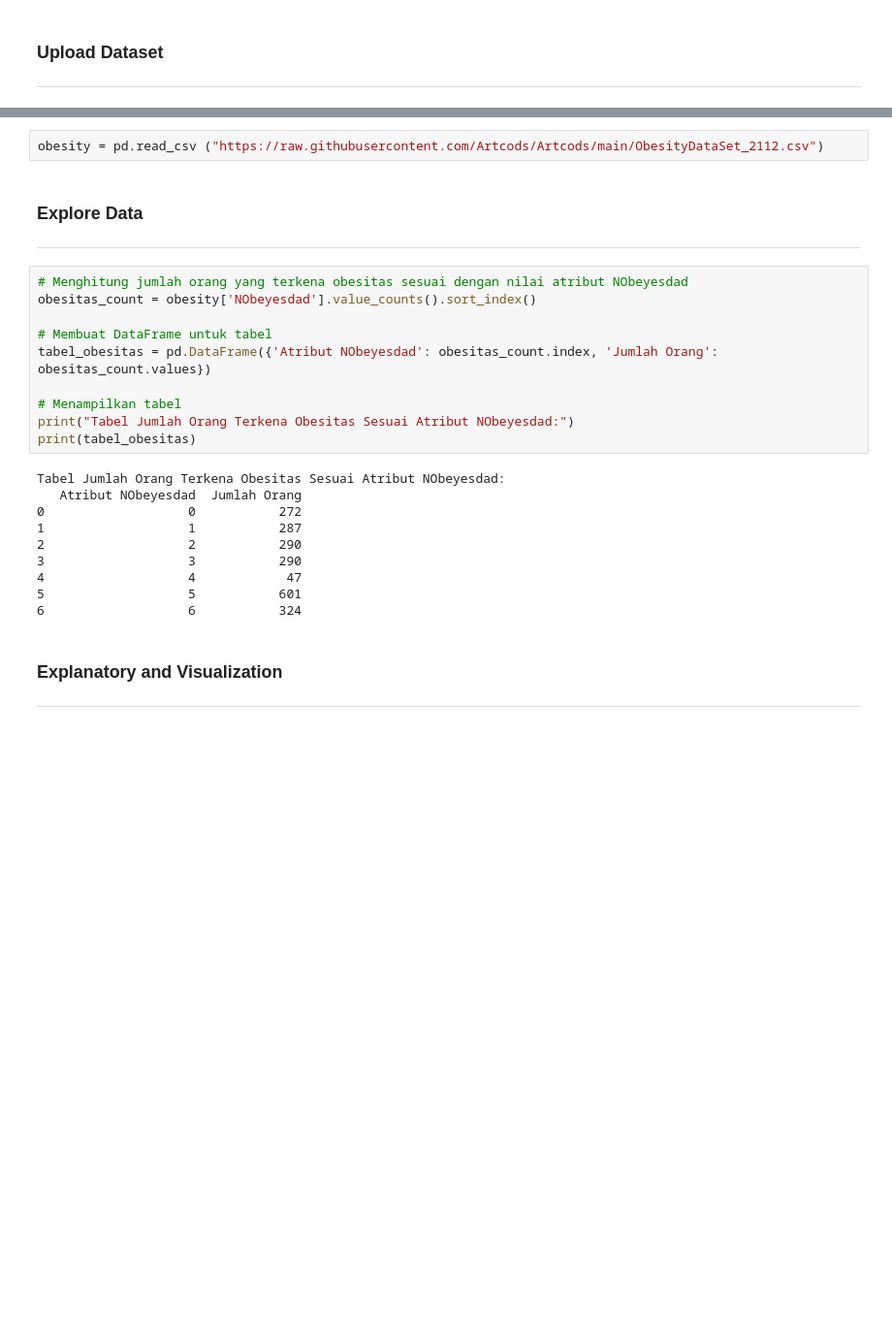
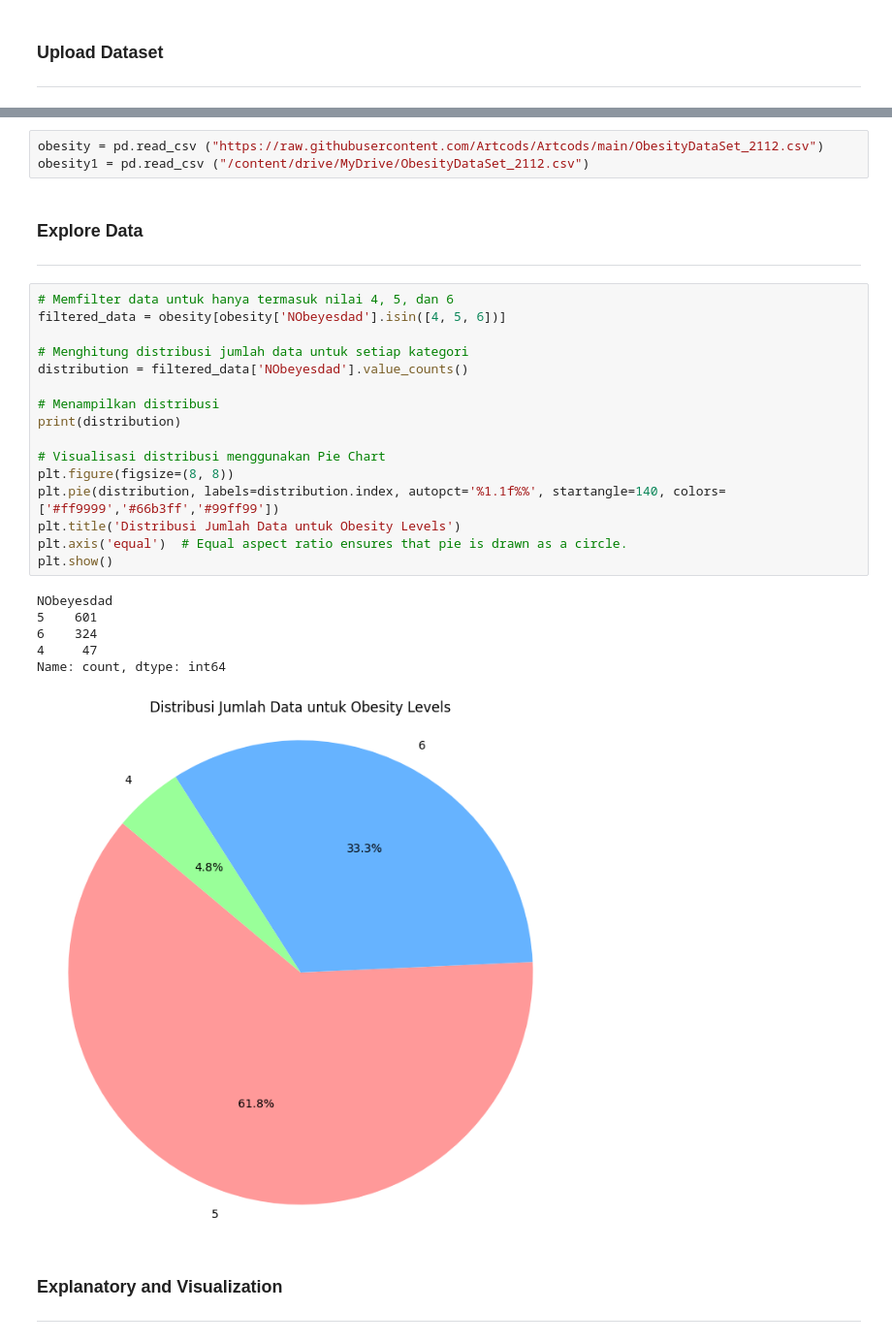
Before and after one commit to abdhaamed/abdhaamed, a Jupyter notebook: Statistika_tubes.ipynb, the cells around one changed output, grey strips where cells are left out. Shown at 97% size. Cells and saved outputs as stored; diff of their text form; blank space fills up the shorter version.

```diff
--- a/Statistika_tubes.ipynb
+++ b/Statistika_tubes.ipynb
@@ -118,30 +123,34 @@ import matplotlib.pyplot as plt
 # %%
 obesity = pd.read_csv ("https://raw.githubusercontent.com/Artcods/Artcods/main/ObesityDataSet_2112.csv")
+obesity1 = pd.read_csv ("/content/drive/MyDrive/ObesityDataSet_2112.csv")
 # %% [markdown]
 ### **Explore Data**
 
 
 ---
-# %%
-# Menghitung jumlah orang yang terkena obesitas sesuai dengan nilai atribut NObeyesdad
-obesitas_count = obesity['NObeyesdad'].value_counts().sort_index()
-
-# Membuat DataFrame untuk tabel
-tabel_obesitas = pd.DataFrame({'Atribut NObeyesdad': obesitas_count.index, 'Jumlah Orang': obesitas_count.values})
-
-# Menampilkan tabel
-print("Tabel Jumlah Orang Terkena Obesitas Sesuai Atribut NObeyesdad:")
-print(tabel_obesitas)
-# %% [output]
-Tabel Jumlah Orang Terkena Obesitas Sesuai Atribut NObeyesdad:
-   Atribut NObeyesdad  Jumlah Orang
-0                   0           272
-1                   1           287
-2                   2           290
-3                   3           290
-4                   4            47
-5                   5           601
-6                   6           324
+# %%
+# Memfilter data untuk hanya termasuk nilai 4, 5, dan 6
+filtered_data = obesity[obesity['NObeyesdad'].isin([4, 5, 6])]
+
+# Menghitung distribusi jumlah data untuk setiap kategori
+distribution = filtered_data['NObeyesdad'].value_counts()
+
+# Menampilkan distribusi
+print(distribution)
+
+# Visualisasi distribusi menggunakan Pie Chart
+plt.figure(figsize=(8, 8))
+plt.pie(distribution, labels=distribution.index, autopct='%1.1f%%', startangle=140, colors=['#ff9999','#66b3ff','#99ff99'])
+plt.title('Distribusi Jumlah Data untuk Obesity Levels')
+plt.axis('equal')  # Equal aspect ratio ensures that pie is drawn as a circle.
+plt.show()
+# %% [output]
+NObeyesdad
+5    601
+6    324
+4     47
+Name: count, dtype: int64
+[figure, added]
 # %% [markdown]
 ### **Explanatory and Visualization**
 
```
Also changed, not shown: parts of 1 cell of this notebook.
